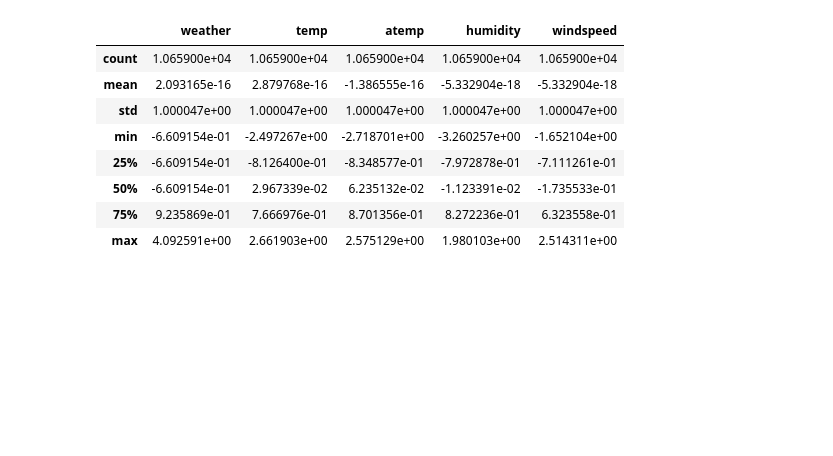
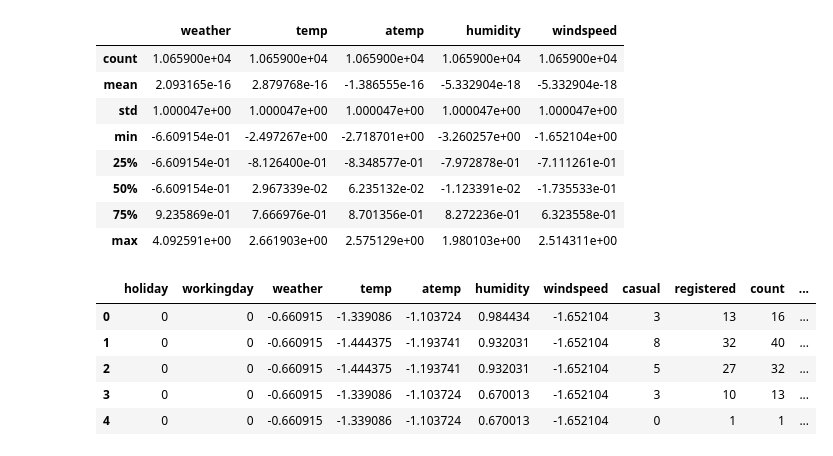
Before and after one commit to MonaTaghavi/dm-ann, a Jupyter notebook: notebooks/15dm-bike-preparation.ipynb, the cells around one changed output. Saved outputs shown, nothing was run; the diff lists cells and outputs as text; code cells hidden in the pictures; blank space fills up the shorter version.

```diff
--- a/notebooks/15dm-bike-preparation.ipynb
+++ b/notebooks/15dm-bike-preparation.ipynb
@@ -375,3 +375,12 @@ df[columns_to_scale].describe()
 | 50% | -6.609154e-01 | 2.967339e-02 | 6.235132e-02 | -1.123391e-02 | -1.735533e-01 |
 | 75% | 9.235869e-01 | 7.666976e-01 | 8.701356e-01 | 8.272236e-01 | 6.323558e-01 |
 | max | 4.092591e+00 | 2.661903e+00 | 2.575129e+00 | 1.980103e+00 | 2.514311e+00 |
+# %%
+df.head()
+# %% [output]
+|  | holiday | workingday | weather | temp | atemp | humidity | windspeed | casual | registered | count | ... |
+| 0 | 0 | 0 | -0.660915 | -1.339086 | -1.103724 | 0.984434 | -1.652104 | 3 | 13 | 16 | ... |
+| 1 | 0 | 0 | -0.660915 | -1.444375 | -1.193741 | 0.932031 | -1.652104 | 8 | 32 | 40 | ... |
+| 2 | 0 | 0 | -0.660915 | -1.444375 | -1.193741 | 0.932031 | -1.652104 | 5 | 27 | 32 | ... |
+| 3 | 0 | 0 | -0.660915 | -1.339086 | -1.103724 | 0.670013 | -1.652104 | 3 | 10 | 13 | ... |
+| 4 | 0 | 0 | -0.660915 | -1.339086 | -1.103724 | 0.670013 | -1.652104 | 0 | 1 | 1 | ... |
```
Also changed, not shown: parts of 1 cell of this notebook, 2 other files.
